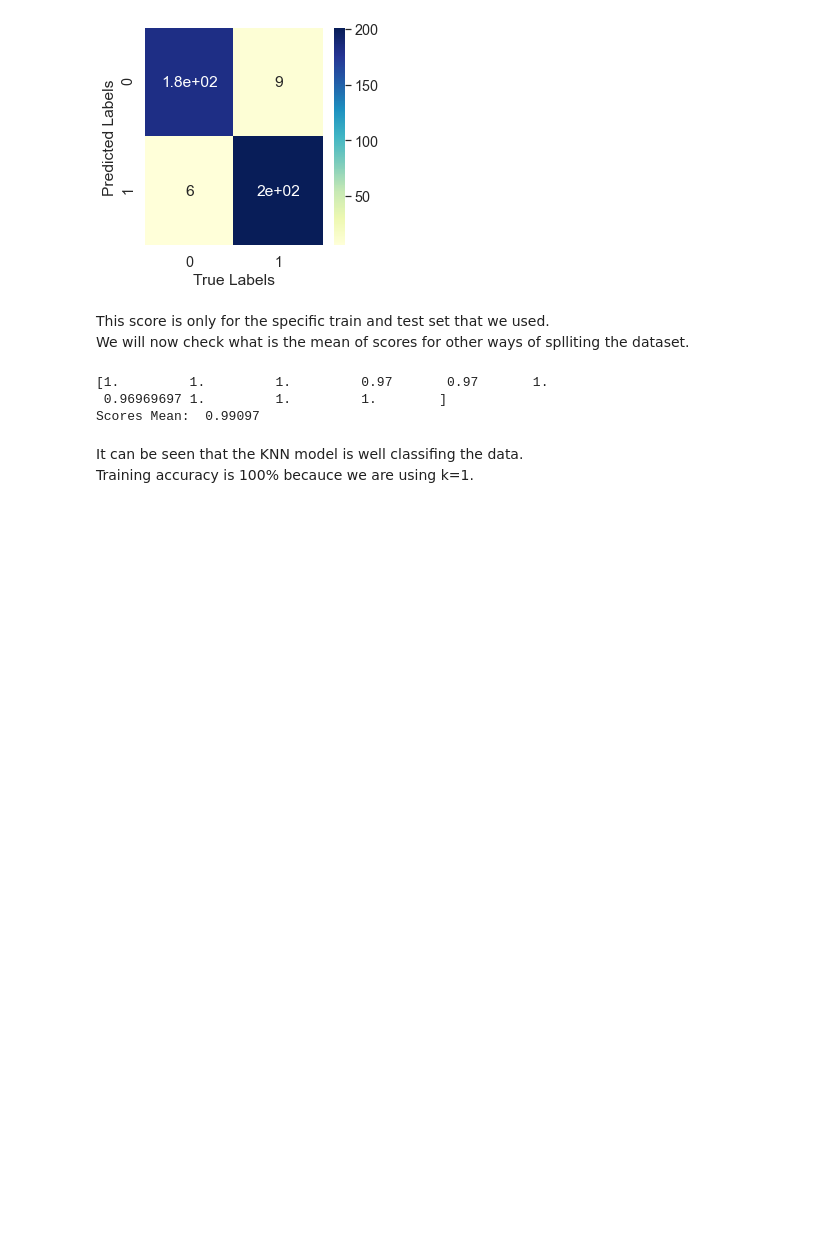
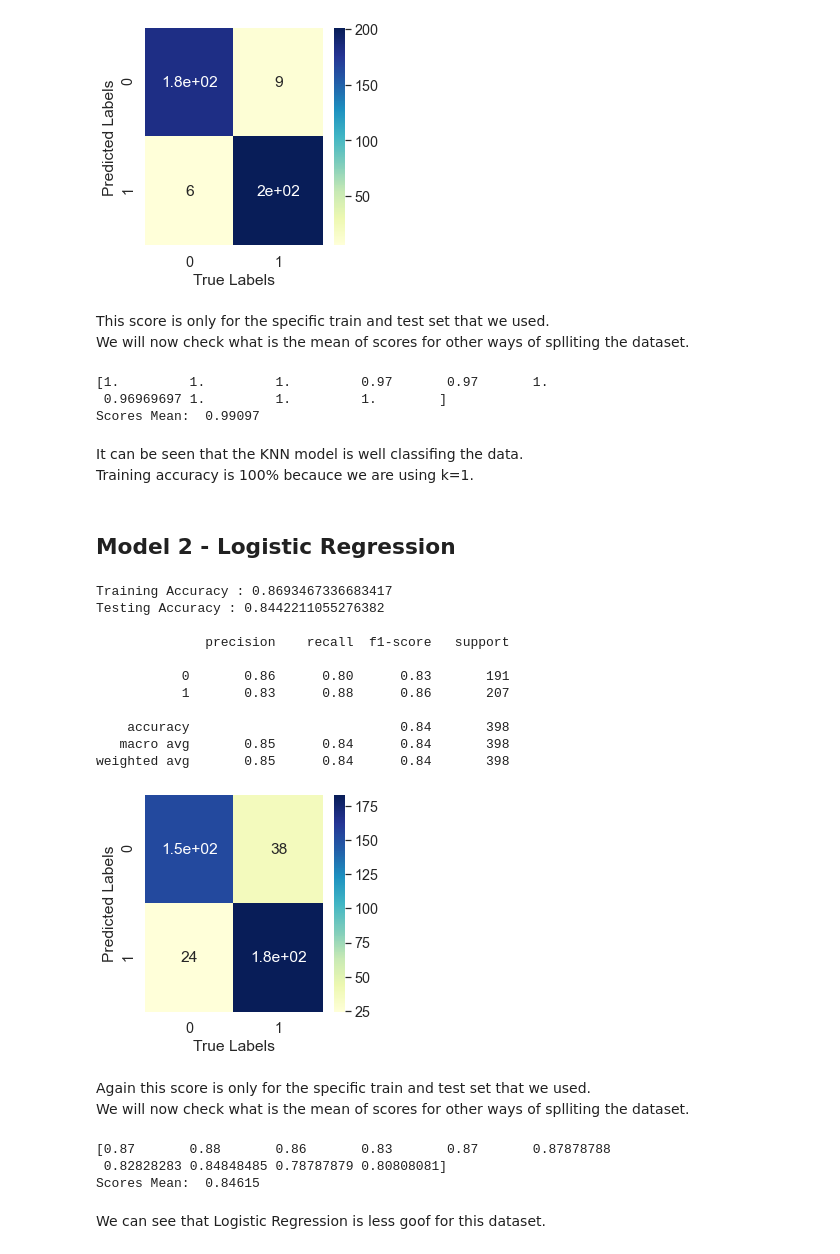
Before and after one commit to Esther-Bi/Introduction-to-Data-Science-2020-Semester-A-Final-Project, a Jupyter notebook: Notebook 3.ipynb, the cells around one changed output. Cells and saved outputs as stored; diff of their text form; code cells hidden in the pictures; blank space fills up the shorter version.

Commit message:
classification notebook model 2

```diff
--- a/Notebook 3.ipynb
+++ b/Notebook 3.ipynb
@@ -397,3 +397,33 @@ print("Scores Mean: " , round(scores.mean() , 5))
 Scores Mean:  0.99097
 # %% [markdown]
 It can be seen that the KNN model is well classifing the data. <br> Training accuracy is 100% becauce we are using k=1.
+# %% [markdown]
+## Model 2 - Logistic Regression
+# %%
+HetmapAndConf(LogisticRegression(max_iter=1500) , X_train , y_train , X_test, y_test)
+# %% [output]
+Training Accuracy : 0.8693467336683417
+Testing Accuracy : 0.8442211055276382
+
+              precision    recall  f1-score   support
+
+           0       0.86      0.80      0.83       191
+           1       0.83      0.88      0.86       207
+
+    accuracy                           0.84       398
+   macro avg       0.85      0.84      0.84       398
+weighted avg       0.85      0.84      0.84       398
+[figure, added]
+# %% [markdown]
+Again this score is only for the specific train and test set that we used. <br> We will now check what is the mean of scores for other ways of splliting the dataset.
+# %%
+logreg = LogisticRegression(max_iter=10000)
+scores = cross_val_score(logreg, X, y, cv=10, scoring='accuracy')
+print(scores)
+print("Scores Mean: " , round(scores.mean() , 5))
+# %% [output]
+[0.87       0.88       0.86       0.83       0.87       0.87878788
+ 0.82828283 0.84848485 0.78787879 0.80808081]
+Scores Mean:  0.84615
+# %% [markdown]
+We can see that Logistic Regression is less goof for this dataset.
```
